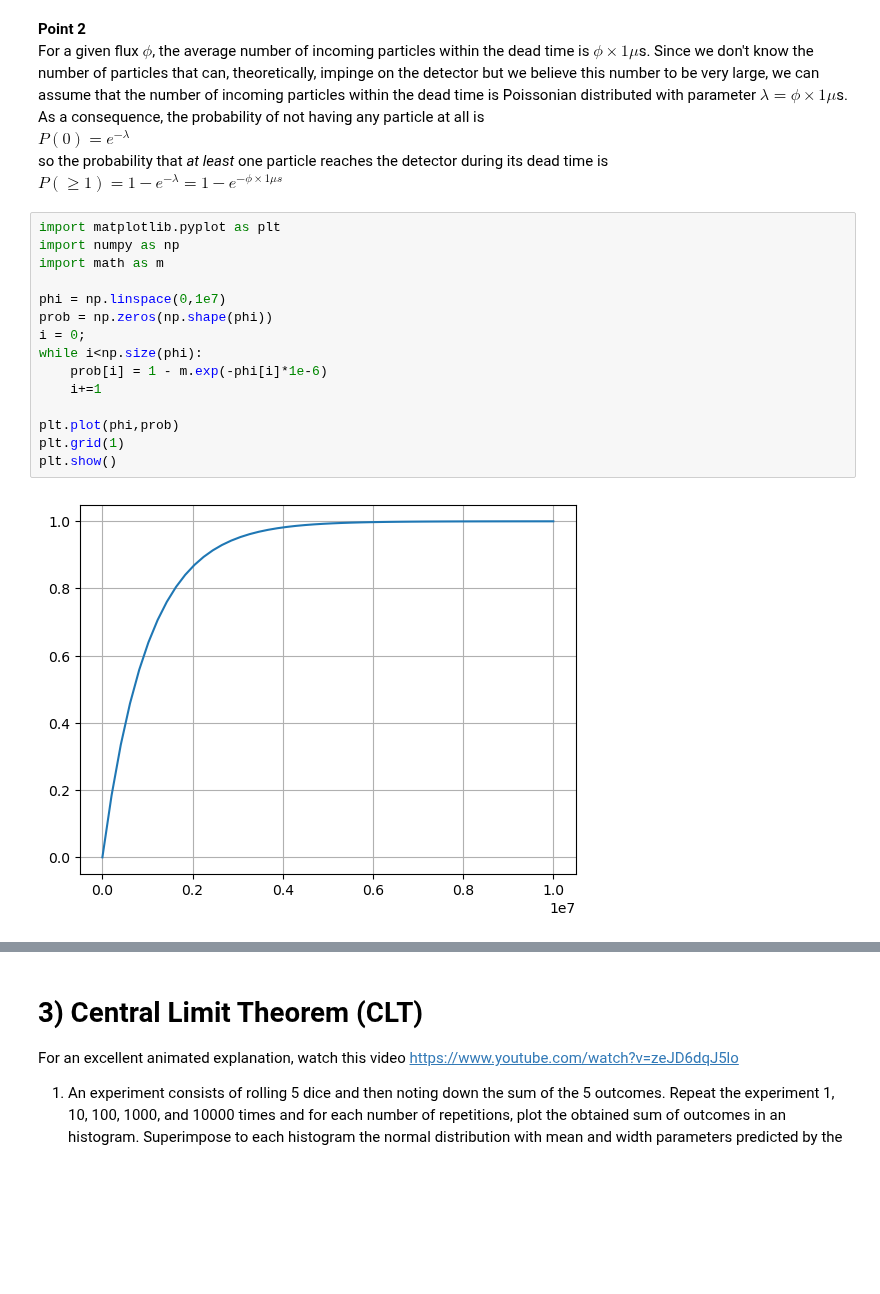
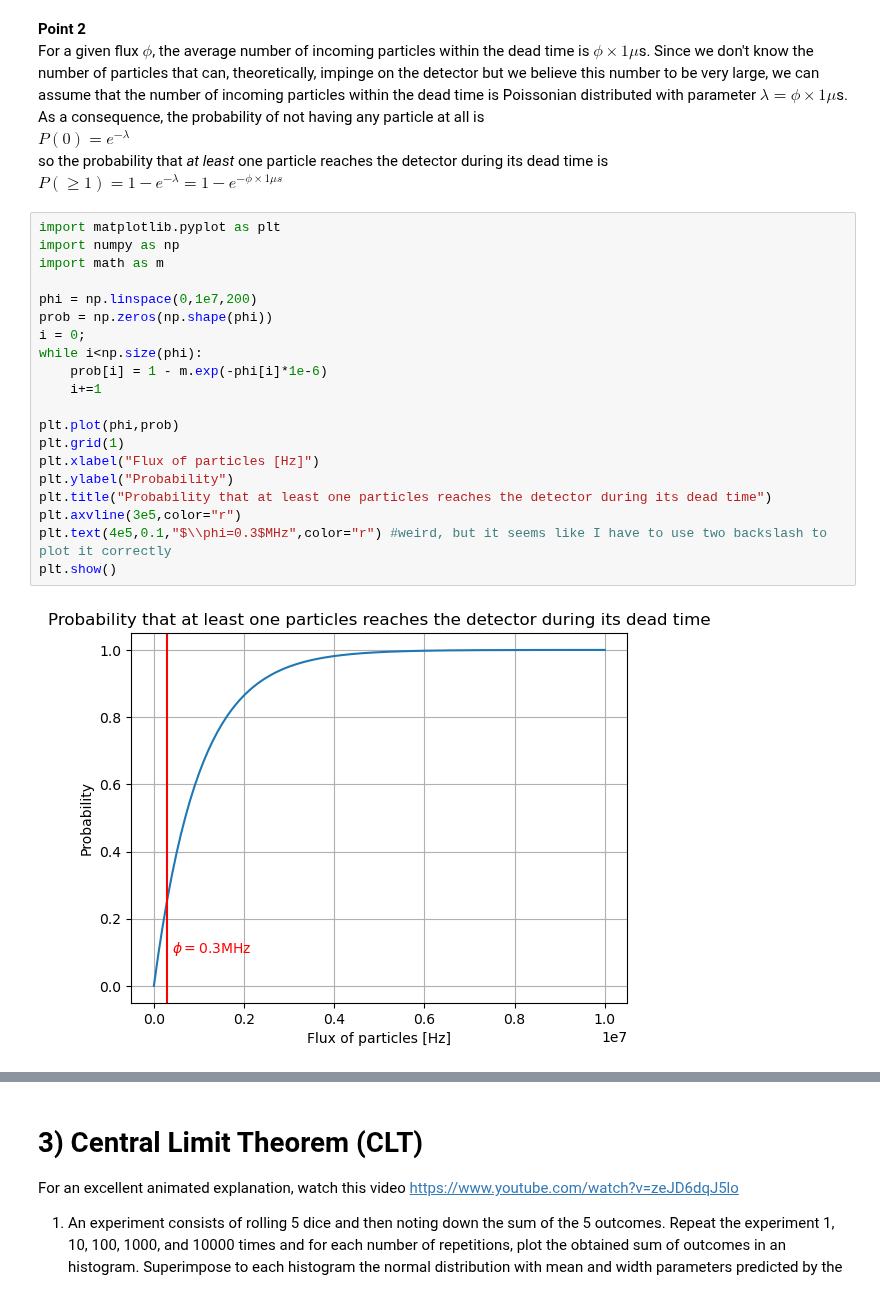
Before and after one commit to Matteo-Bellino/SMATEP_Project, a Jupyter notebook: exercises/Exercise1/Exercise1_BELLINO.ipynb, the cells around one changed output, grey strips where cells are left out. Cells and saved outputs as stored; diff of their text form; blank space fills up the shorter version.

Commit message:
End of the exercise 1.2
I am personally confident that it is not too far from being correct, but we'll see.

```diff
--- a/exercises/Exercise1/Exercise1_BELLINO.ipynb
+++ b/exercises/Exercise1/Exercise1_BELLINO.ipynb
@@ -121,17 +121,22 @@ $P(\geq 1) = 1-e^{-\lambda}=1-e^{-\phi\times 1\mu s}$
 # %%
 import matplotlib.pyplot as plt
 import numpy as np
 import math as m
 
-phi = np.linspace(0,1e7)
+phi = np.linspace(0,1e7,200)
 prob = np.zeros(np.shape(phi))
 i = 0;
 while i<np.size(phi):
     prob[i] = 1 - m.exp(-phi[i]*1e-6)
     i+=1
 
 plt.plot(phi,prob)
 plt.grid(1)
+plt.xlabel("Flux of particles [Hz]")
+plt.ylabel("Probability")
+plt.title("Probability that at least one particles reaches the detector during its dead time")
+plt.axvline(3e5,color="r")
+plt.text(4e5,0.1,"$\\phi=0.3$MHz",color="r") #weird, but it seems like I have to use two backslash to plot it correctly
 plt.show()
 # %% [output]
-[figure, old version]
+[figure, new version]
```
Also changed, not shown: parts of 11 cells of this notebook.
